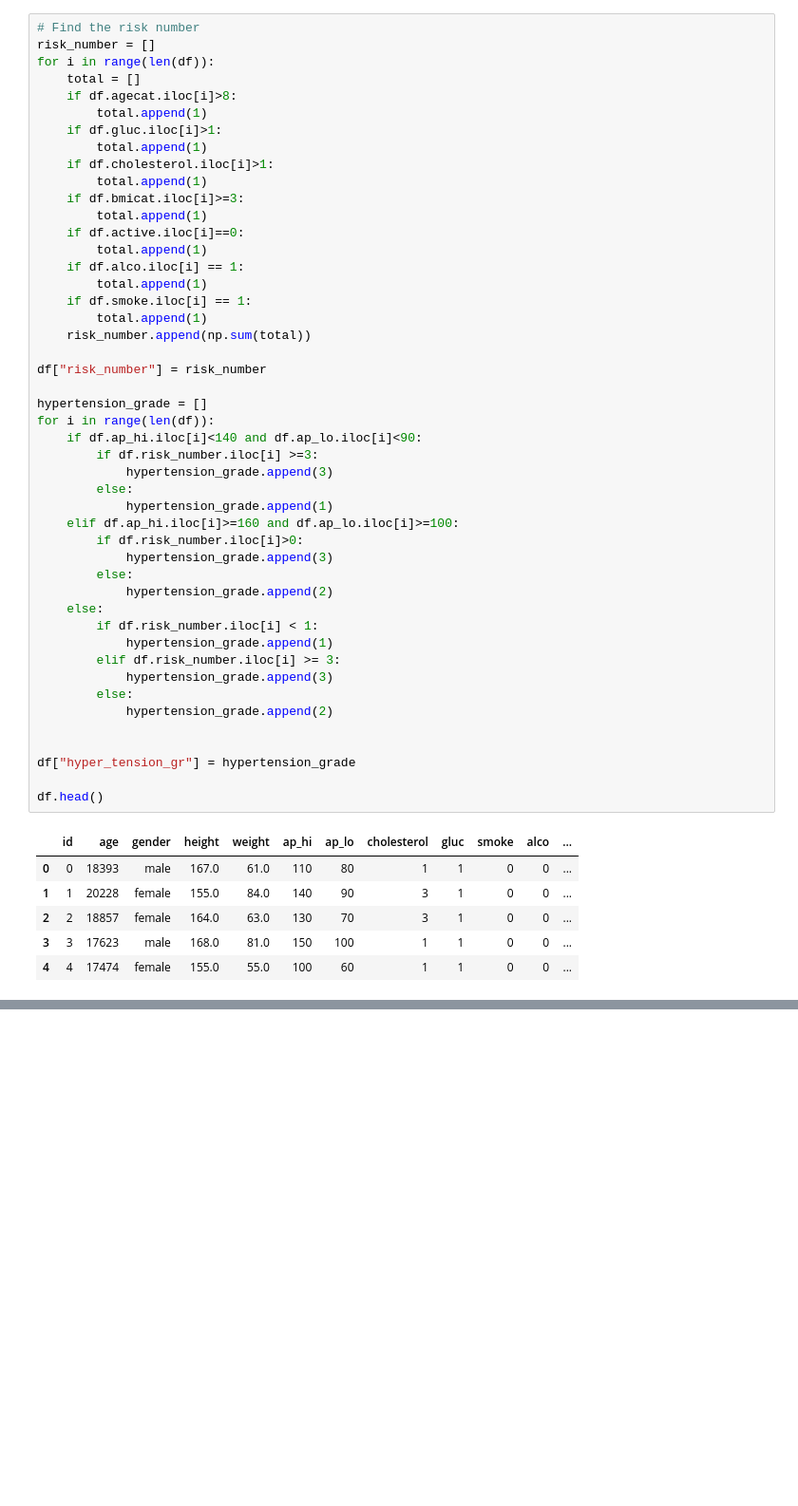
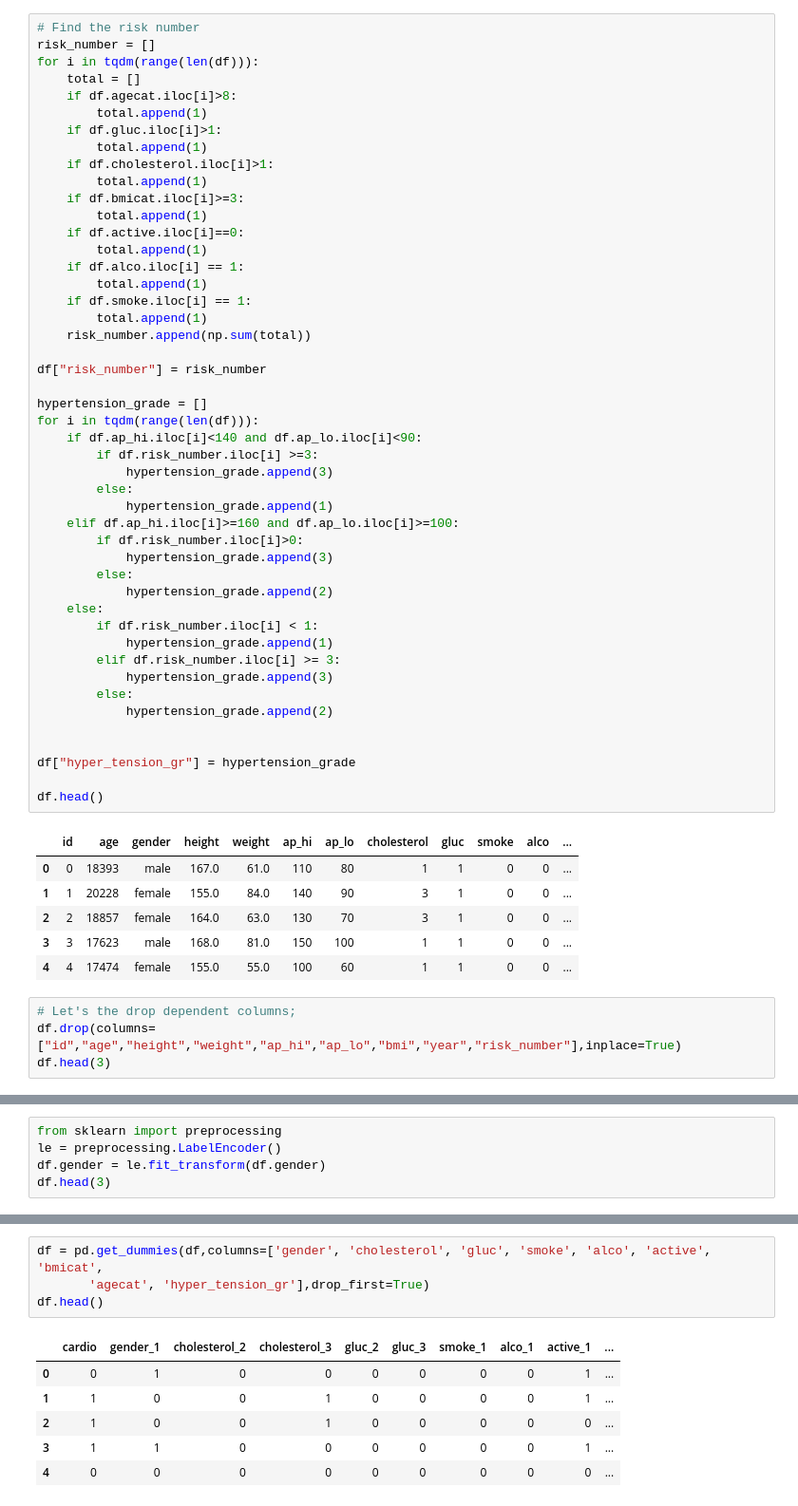
Before and after one commit to turkalpmd/stream-medical-data, a Jupyter notebook: model.ipynb, the cells around one changed output, grey strips where cells are left out. Shown at 95% size. Drawn from its saved outputs; the diff is of its cells as text; blank space fills up the shorter version.

```diff
--- a/model.ipynb
+++ b/model.ipynb
@@ -174,7 +185,7 @@ print(df.shape)
 # %%
 # Find the risk number
 risk_number = []
-for i in range(len(df)):
+for i in tqdm(range(len(df))):
     total = []
     if df.agecat.iloc[i]>8:
         total.append(1)
@@ -195,7 +206,7 @@ for i in range(len(df)):
 df["risk_number"] = risk_number
 
 hypertension_grade = []
-for i in range(len(df)):
+for i in tqdm(range(len(df))):
     if df.ap_hi.iloc[i]<140 and df.ap_lo.iloc[i]<90:
         if df.risk_number.iloc[i] >=3:
             hypertension_grade.append(3)
@@ -225,3 +236,7 @@ df.head()
 | 2 | 2 | 18857 | female | 164.0 | 63.0 | 130 | 70 | 3 | 1 | 0 | 0 | ... |
 | 3 | 3 | 17623 | male | 168.0 | 81.0 | 150 | 100 | 1 | 1 | 0 | 0 | ... |
 | 4 | 4 | 17474 | female | 155.0 | 55.0 | 100 | 60 | 1 | 1 | 0 | 0 | ... |
+# %%
+# Let's the drop dependent columns;
+df.drop(columns=["id","age","height","weight","ap_hi","ap_lo","bmi","year","risk_number"],inplace=True)
+df.head(3)
@@ -227,0 +248,5 @@ df.head()
+# %%
+from sklearn import preprocessing
+le = preprocessing.LabelEncoder()
+df.gender = le.fit_transform(df.gender)
+df.head(3)
@@ -227,0 +258,11 @@ df.head()
+# %%
+df = pd.get_dummies(df,columns=['gender', 'cholesterol', 'gluc', 'smoke', 'alco', 'active', 'bmicat',
+       'agecat', 'hyper_tension_gr'],drop_first=True)
+df.head()
+# %% [output]
+|  | cardio | gender_1 | cholesterol_2 | cholesterol_3 | gluc_2 | gluc_3 | smoke_1 | alco_1 | active_1 | ... |
+| 0 | 0 | 1 | 0 | 0 | 0 | 0 | 0 | 0 | 1 | ... |
+| 1 | 1 | 0 | 0 | 1 | 0 | 0 | 0 | 0 | 1 | ... |
+| 2 | 1 | 0 | 0 | 1 | 0 | 0 | 0 | 0 | 0 | ... |
+| 3 | 1 | 1 | 0 | 0 | 0 | 0 | 0 | 0 | 1 | ... |
+| 4 | 0 | 0 | 0 | 0 | 0 | 0 | 0 | 0 | 0 | ... |
```
Also changed, not shown: parts of 16 cells of this notebook, 7 other files.
